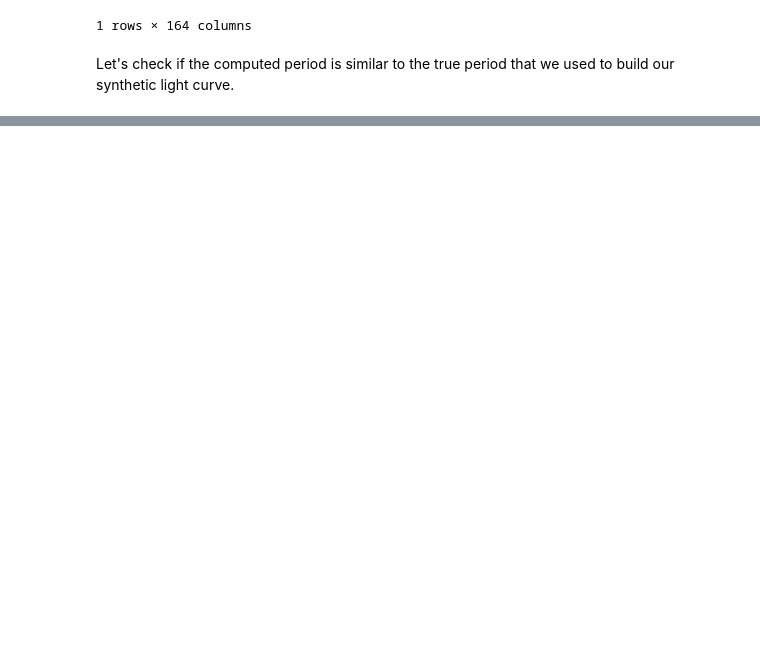
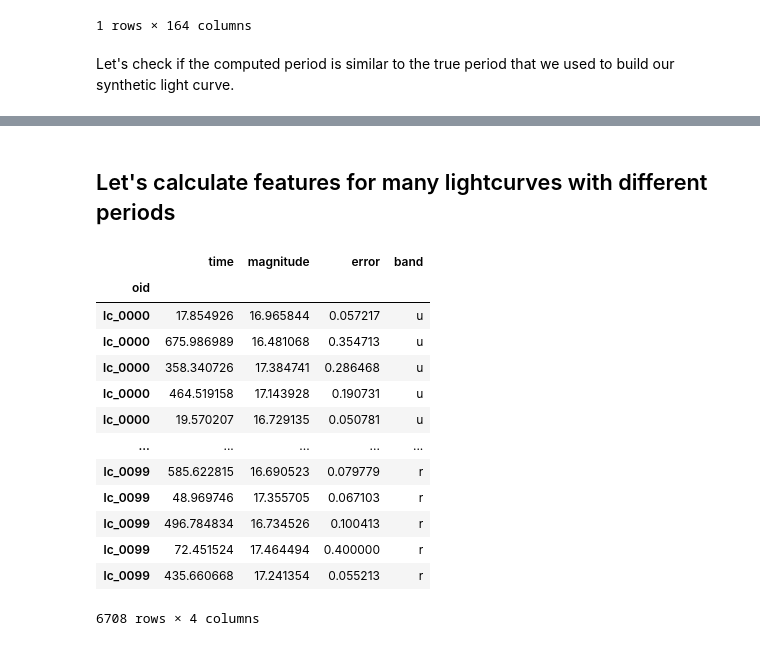
Before and after one commit to alercebroker/lc_classifier, a Jupyter notebook: examples/feature_extraction.ipynb, the cells around one changed output, grey strips where cells are left out. Cells and saved outputs as stored; diff of their text form; code cells hidden in the pictures; blank space fills up the shorter version.

```diff
--- a/examples/feature_extraction.ipynb
+++ b/examples/feature_extraction.ipynb
@@ -136,0 +150,44 @@ features[period_feature_names]
+# %% [markdown]
+## Let's calculate features for many lightcurves with different periods
+# %%
+bands = ['u', 'g', 'r']
+
+n_curves = 100
+true_periods = np.logspace(-1, 2.5, n_curves)
+lightcurves = []
+for i in range(n_curves):
+    true_period = true_periods[i]
+    lightcurve_builder = LightcurveBuilder(f'lc_{i:04}')
+    for band in bands:
+        n_obs_band = np.random.randint(15, 30)
+        time = np.random.rand(n_obs_band) * 700
+        magnitude = 17.0 + 0.3 * np.sin(time*2*np.pi/true_period)
+        error = np.random.randn(n_obs_band) ** 2 * 0.3 + 0.05
+        error = np.clip(error, 0.0, 0.4)
+        magnitude += np.random.randn(n_obs_band) * error
+
+        lightcurve_builder.add_band(
+            band,
+            time,
+            magnitude,
+            error)
+
+    lightcurve = lightcurve_builder.build_dataframe()
+    lightcurves.append(lightcurve)
+lightcurves = pd.concat(lightcurves)
+lightcurves
+# %% [output]
+|  | time | magnitude | error | band |
+| oid |  |  |  |  |
+| lc_0000 | 17.854926 | 16.965844 | 0.057217 | u |
+| lc_0000 | 675.986989 | 16.481068 | 0.354713 | u |
+| lc_0000 | 358.340726 | 17.384741 | 0.286468 | u |
+| lc_0000 | 464.519158 | 17.143928 | 0.190731 | u |
+| lc_0000 | 19.570207 | 16.729135 | 0.050781 | u |
+| ... | ... | ... | ... | ... |
+| lc_0099 | 585.622815 | 16.690523 | 0.079779 | r |
+| lc_0099 | 48.969746 | 17.355705 | 0.067103 | r |
+| lc_0099 | 496.784834 | 16.734526 | 0.100413 | r |
+| lc_0099 | 72.451524 | 17.464494 | 0.400000 | r |
+| lc_0099 | 435.660668 | 17.241354 | 0.055213 | r |
+6708 rows × 4 columns
```
Also changed, not shown: parts of 10 cells of this notebook, 2 other files.
